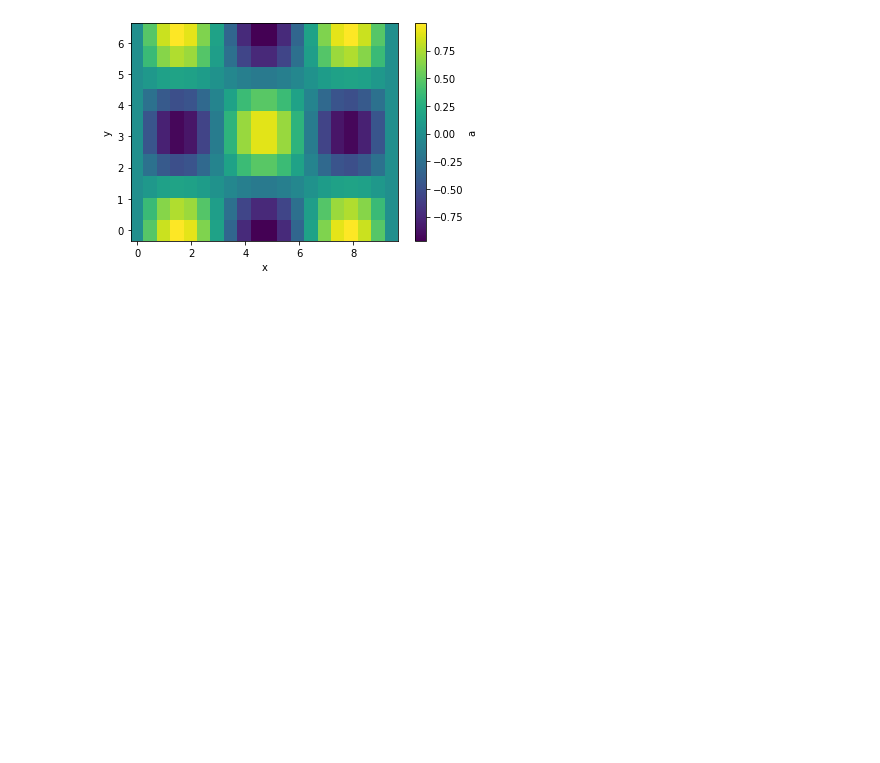
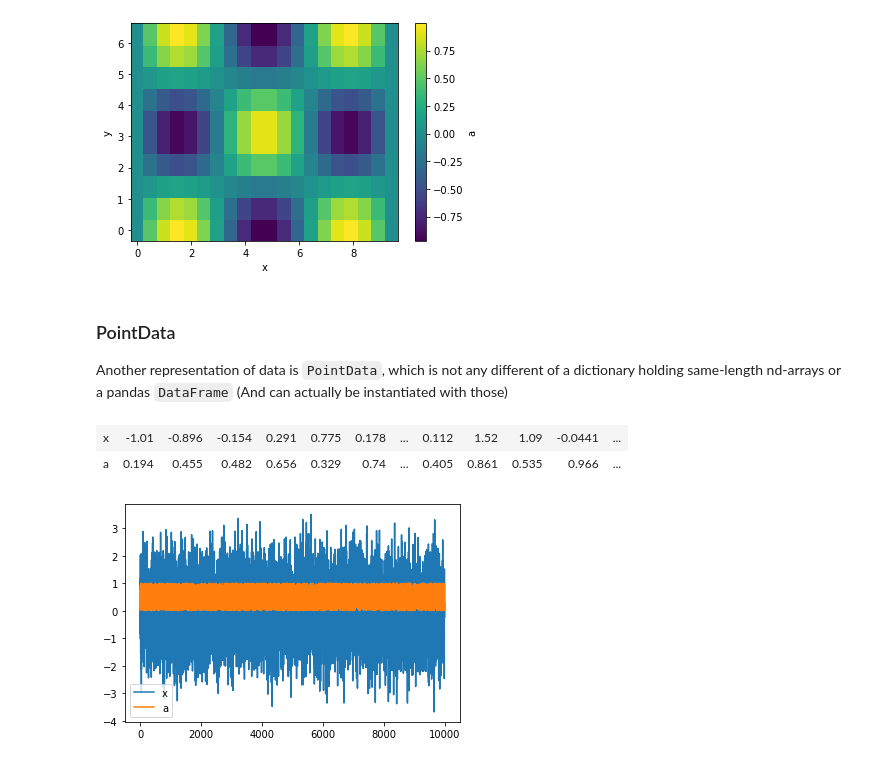
Before and after one commit to philippeller/dama, a Jupyter notebook: notebooks/README.ipynb, the cells around one changed output. Cells and saved outputs as stored; diff of their text form; code cells hidden in the pictures; blank space fills up the shorter version.

```diff
--- a/notebooks/README.ipynb
+++ b/notebooks/README.ipynb
@@ -98,3 +116,21 @@ points = np.vstack([xx.flatten(), yy.flatten()]).T
 values = a.flatten()
 
 interp_a = griddata(points, values, (grid_x, grid_y), method='cubic')
+# %% [markdown]
+### PointData
+
+Another representation of data is `PointData`, which is not any different of a dictionary holding same-length nd-arrays or a pandas `DataFrame` (And can actually be instantiated with those)
+# %%
+p = dm.PointData()
+p['x'] = np.random.randn(10000)
+p['a'] = np.random.rand(p.size)
+# %%
+p
+# %% [output]
+| x | -1.01 | -0.896 | -0.154 | 0.291 | 0.775 | 0.178 | ... | 0.112 | 1.52 | 1.09 | -0.0441 | ... |
+| a | 0.194 | 0.455 | 0.482 | 0.656 | 0.329 | 0.74 | ... | 0.405 | 0.861 | 0.535 | 0.966 | ... |
+# %%
+p.plot()
+plt.legend();
+# %% [output]
+[figure, added]
```
Also changed, not shown: parts of 23 cells of this notebook, 1 other file.
